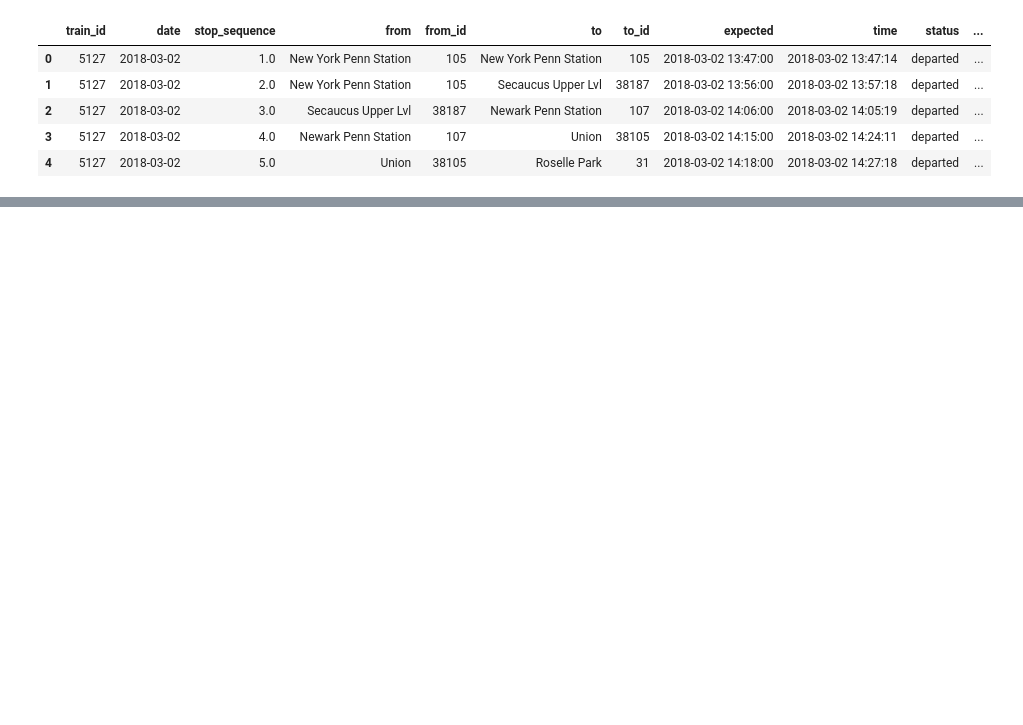
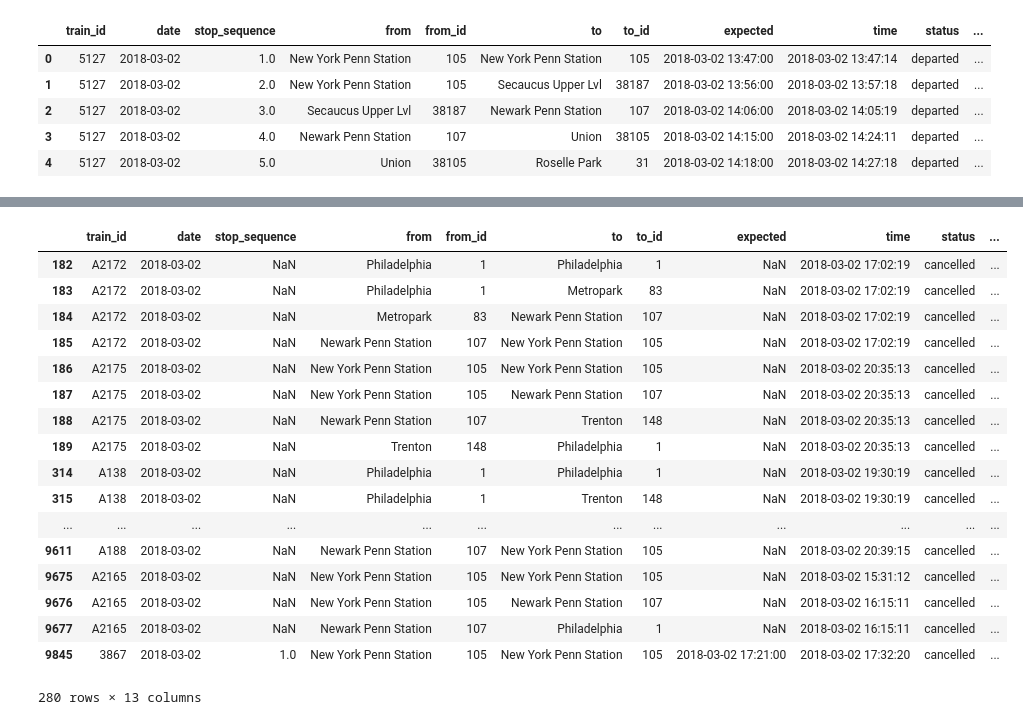
Before and after one commit to pranavbadami/njtransit, a Jupyter notebook: notebooks/reference/examine_new_parser_csvs.ipynb, the cells around one changed output, grey strips where cells are left out. Cells and saved outputs as stored; diff of their text form; code cells hidden in the pictures; blank space fills up the shorter version.

```diff
--- a/notebooks/reference/examine_new_parser_csvs.ipynb
+++ b/notebooks/reference/examine_new_parser_csvs.ipynb
@@ -3,3 +24,3 @@ import pandas as pd
 # %%
-df_03_02 = pd.read_csv("../../csv/2018_03_02.csv")
+df_newest = pd.read_csv("../../csv/2018_03_02.csv")
 # %%
@@ -13,0 +125,25 @@ df_03_02.head()
+# %%
+merged_new = df_newest.merge(df_new, indicator=True, how='outer')
+# %%
+newest_rows = merged_new[merged_new["_merge"] == "left_only"].copy()
+# %%
+newest_rows[(newest_rows["status"] != "estimated")]
+# %% [output]
+|  | train_id | date | stop_sequence | from | from_id | to | to_id | expected | time | status | ... |
+| 182 | A2172 | 2018-03-02 | NaN | Philadelphia | 1 | Philadelphia | 1 | NaN | 2018-03-02 17:02:19 | cancelled | ... |
+| 183 | A2172 | 2018-03-02 | NaN | Philadelphia | 1 | Metropark | 83 | NaN | 2018-03-02 17:02:19 | cancelled | ... |
+| 184 | A2172 | 2018-03-02 | NaN | Metropark | 83 | Newark Penn Station | 107 | NaN | 2018-03-02 17:02:19 | cancelled | ... |
+| 185 | A2172 | 2018-03-02 | NaN | Newark Penn Station | 107 | New York Penn Station | 105 | NaN | 2018-03-02 17:02:19 | cancelled | ... |
+| 186 | A2175 | 2018-03-02 | NaN | New York Penn Station | 105 | New York Penn Station | 105 | NaN | 2018-03-02 20:35:13 | cancelled | ... |
+| 187 | A2175 | 2018-03-02 | NaN | New York Penn Station | 105 | Newark Penn Station | 107 | NaN | 2018-03-02 20:35:13 | cancelled | ... |
+| 188 | A2175 | 2018-03-02 | NaN | Newark Penn Station | 107 | Trenton | 148 | NaN | 2018-03-02 20:35:13 | cancelled | ... |
+| 189 | A2175 | 2018-03-02 | NaN | Trenton | 148 | Philadelphia | 1 | NaN | 2018-03-02 20:35:13 | cancelled | ... |
+| 314 | A138 | 2018-03-02 | NaN | Philadelphia | 1 | Philadelphia | 1 | NaN | 2018-03-02 19:30:19 | cancelled | ... |
+| 315 | A138 | 2018-03-02 | NaN | Philadelphia | 1 | Trenton | 148 | NaN | 2018-03-02 19:30:19 | cancelled | ... |
+| ... | ... | ... | ... | ... | ... | ... | ... | ... | ... | ... | ... |
+| 9611 | A188 | 2018-03-02 | NaN | Newark Penn Station | 107 | New York Penn Station | 105 | NaN | 2018-03-02 20:39:15 | cancelled | ... |
+| 9675 | A2165 | 2018-03-02 | NaN | New York Penn Station | 105 | New York Penn Station | 105 | NaN | 2018-03-02 15:31:12 | cancelled | ... |
+| 9676 | A2165 | 2018-03-02 | NaN | New York Penn Station | 105 | Newark Penn Station | 107 | NaN | 2018-03-02 16:15:11 | cancelled | ... |
+| 9677 | A2165 | 2018-03-02 | NaN | Newark Penn Station | 107 | Philadelphia | 1 | NaN | 2018-03-02 16:15:11 | cancelled | ... |
+| 9845 | 3867 | 2018-03-02 | 1.0 | New York Penn Station | 105 | New York Penn Station | 105 | 2018-03-02 17:21:00 | 2018-03-02 17:32:20 | cancelled | ... |
+280 rows × 13 columns
```
Also changed, not shown: parts of 17 cells of this notebook, 2 other files.
